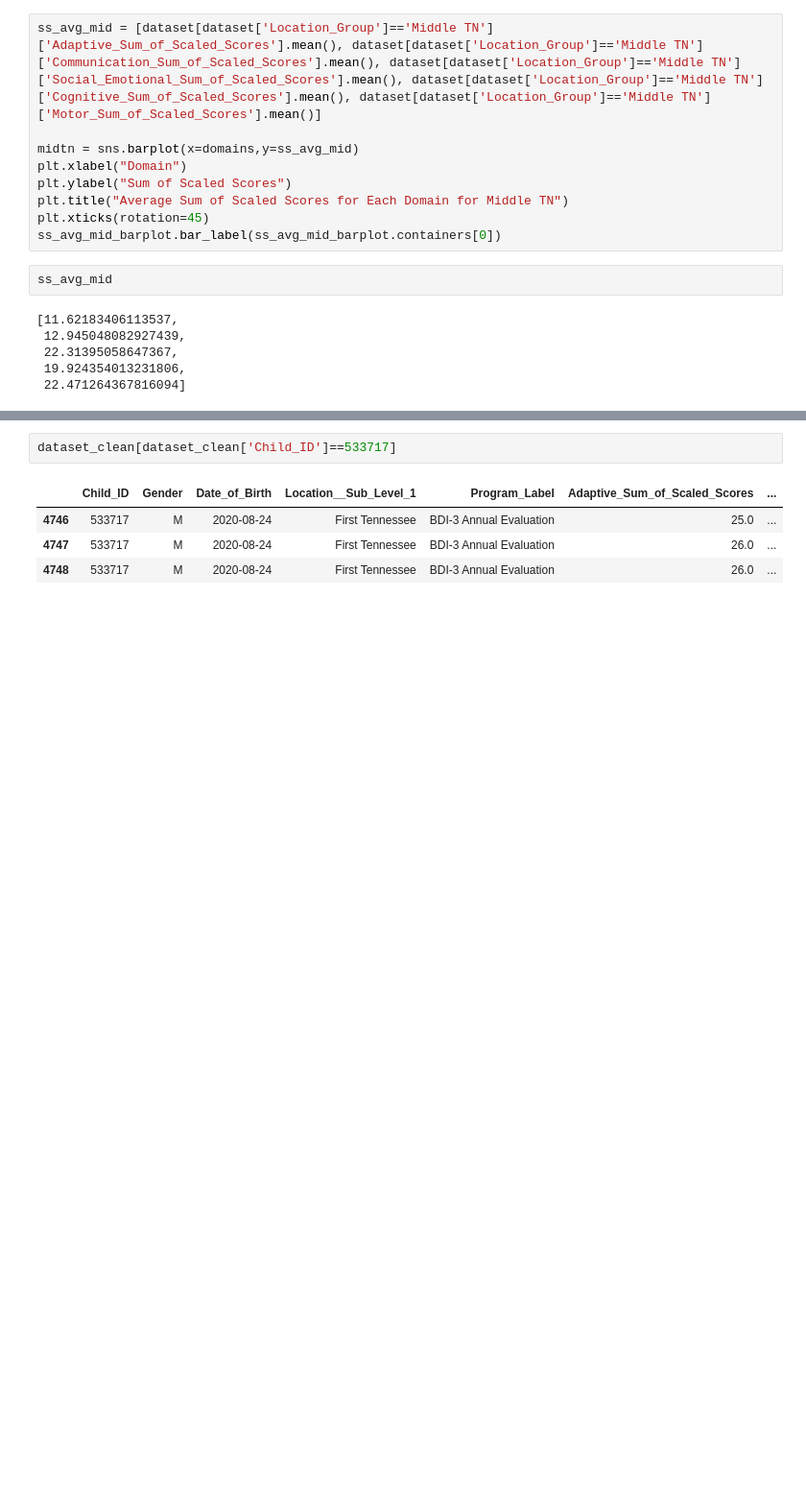
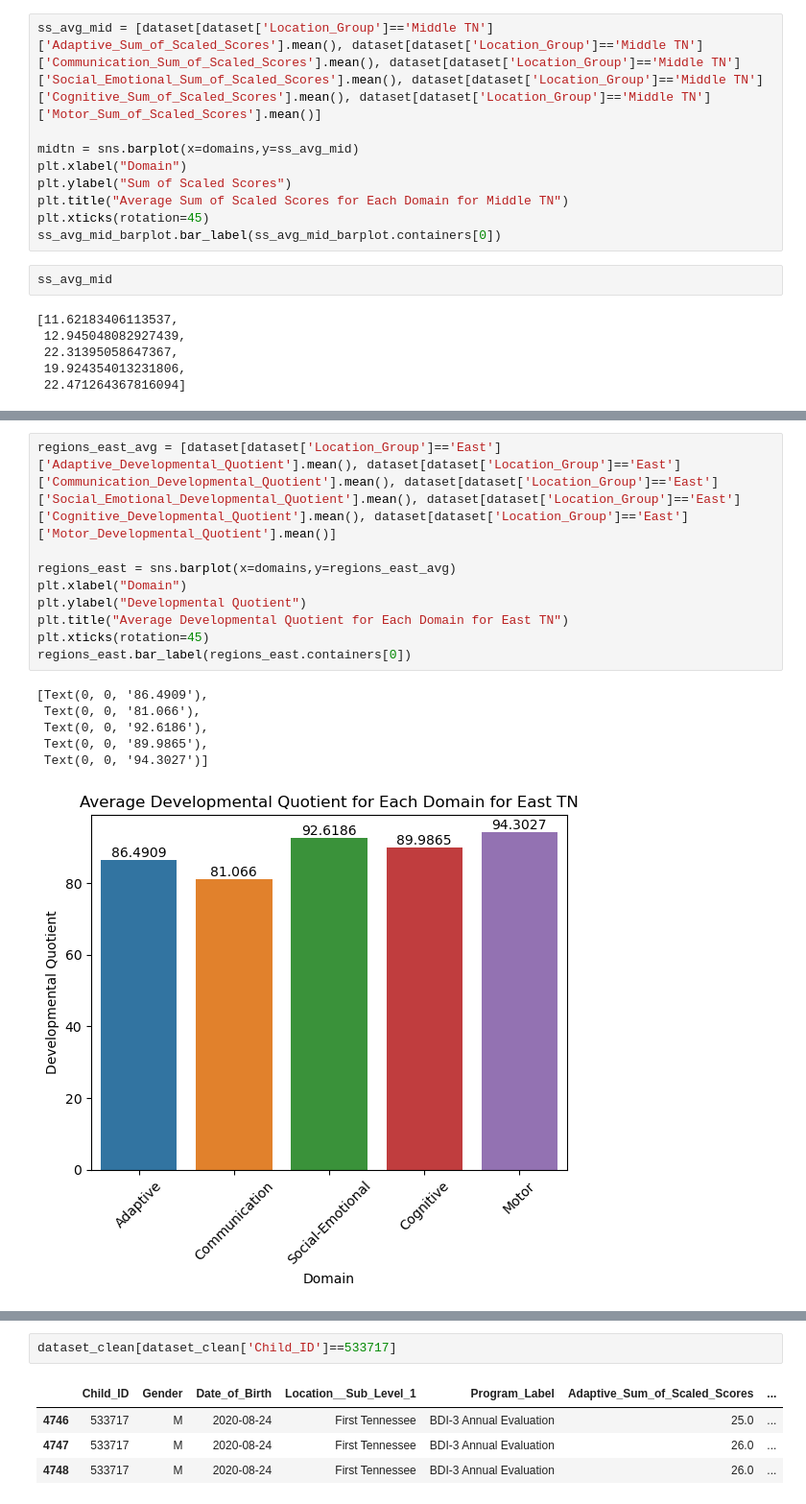
Before and after one commit to NSS-Data-Analytics-Cohort-10/teis-concat-dog, a Jupyter notebook: notebooks/teis-rushi.ipynb, the cells around one changed output, grey strips where cells are left out. Shown at 96% size. Drawn from its saved outputs; the diff is of its cells as text; blank space fills up the shorter version.

```diff
--- a/notebooks/teis-rushi.ipynb
+++ b/notebooks/teis-rushi.ipynb
@@ -516 +548,17 @@ ss_avg_mid_barplot.bar_label(ss_avg_mid_barplot.containers[0])
+# %%
+regions_east_avg = [dataset[dataset['Location_Group']=='East']['Adaptive_Developmental_Quotient'].mean(), dataset[dataset['Location_Group']=='East']['Communication_Developmental_Quotient'].mean(), dataset[dataset['Location_Group']=='East']['Social_Emotional_Developmental_Quotient'].mean(), dataset[dataset['Location_Group']=='East']['Cognitive_Developmental_Quotient'].mean(), dataset[dataset['Location_Group']=='East']['Motor_Developmental_Quotient'].mean()]
+
+regions_east = sns.barplot(x=domains,y=regions_east_avg)
+plt.xlabel("Domain")
+plt.ylabel("Developmental Quotient")
+plt.title("Average Developmental Quotient for Each Domain for East TN")
+plt.xticks(rotation=45)
+regions_east.bar_label(regions_east.containers[0])
+# %% [output]
+[Text(0, 0, '86.4909'),
+ Text(0, 0, '81.066'),
+ Text(0, 0, '92.6186'),
+ Text(0, 0, '89.9865'),
+ Text(0, 0, '94.3027')]
+[figure, added]
 # %%
```
Also changed, not shown: parts of 14 cells of this notebook, 1 other file.
